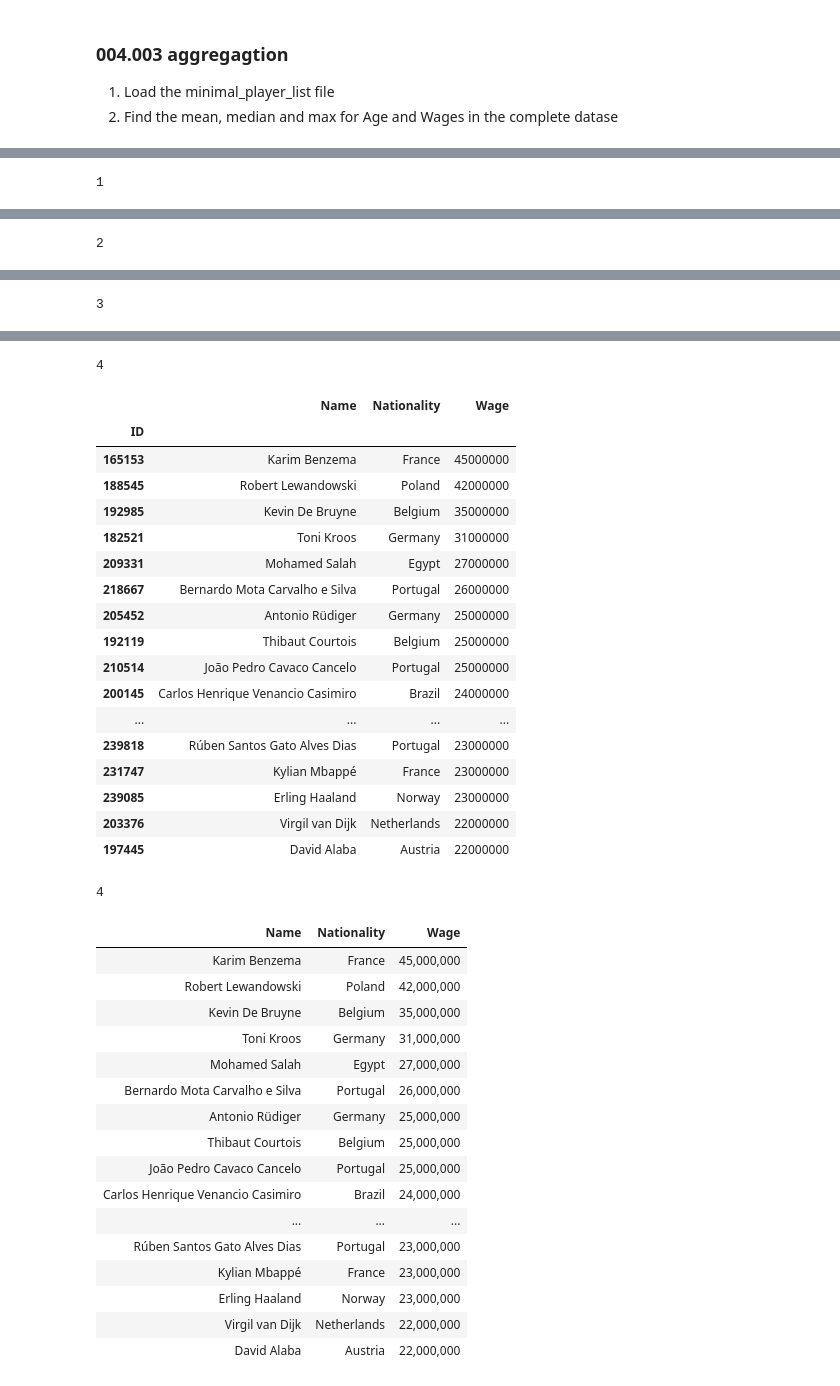
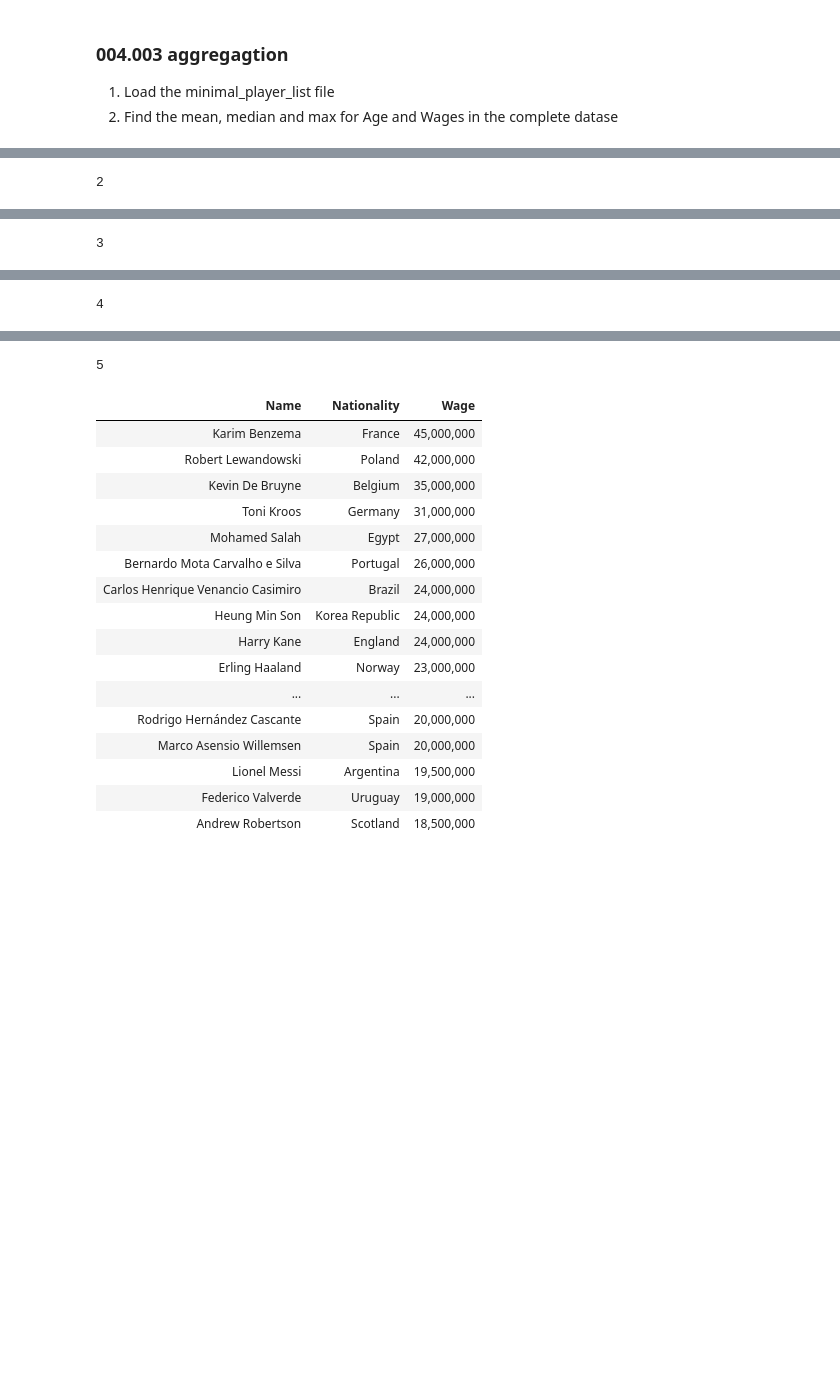
Before and after one commit to gotofritz/jupyter, a Jupyter notebook: katas/pandas_katas/004_pandas.ipynb, the cells around one changed output, grey strips where cells are left out. Cells and saved outputs as stored; diff of their text form; code cells hidden in the pictures; blank space fills up the shorter version.

```diff
--- a/katas/pandas_katas/004_pandas.ipynb
+++ b/katas/pandas_katas/004_pandas.ipynb
@@ -155,4 +183,23 @@ datafile = "minimal_player_list.csv"
 df = fresh_df(datafile, id="ID", sep=",")
 group_by_field = "Nationality"
 # solution
+
+1
+agg = df.groupby(group_by_field)["Wage"].agg("max").reset_index()
+agg.head()
+
+2
+agg = df.merge(agg, on=[group_by_field, "Wage"])
+agg.head()
+
+3
+minimal = agg[["Name", group_by_field, "Wage"]]
+minimal.head()
+
+4
+minimal = minimal.sort_values(by="Wage", ascending=False)[0:20].copy()
+minimal
+
+5
+minimal.style.format('{:,.0f}', subset=["Wage"]).hide(axis="index")
 # %% [output]
@@ -166 +213 @@ group_by_field = "Nationality"
-1
+2
@@ -173 +220 @@ group_by_field = "Nationality"
-2
+3
@@ -180,2 +227,2 @@ group_by_field = "Nationality"
-3
+4
 |  | Name | Nationality | Wage |
@@ -188,40 +245,21 @@ group_by_field = "Nationality"
-4
+5
-|  | Name | Nationality | Wage |
-| ID |  |  |  |
-| 165153 | Karim Benzema | France | 45000000 |
-| 188545 | Robert Lewandowski | Poland | 42000000 |
-| 192985 | Kevin De Bruyne | Belgium | 35000000 |
-| 182521 | Toni Kroos | Germany | 31000000 |
-| 209331 | Mohamed Salah | Egypt | 27000000 |
-| 218667 | Bernardo Mota Carvalho e Silva | Portugal | 26000000 |
-| 205452 | Antonio Rüdiger | Germany | 25000000 |
-| 192119 | Thibaut Courtois | Belgium | 25000000 |
-| 210514 | João Pedro Cavaco Cancelo | Portugal | 25000000 |
-| 200145 | Carlos Henrique Venancio Casimiro | Brazil | 24000000 |
-| ... | ... | ... | ... |
-| 239818 | Rúben Santos Gato Alves Dias | Portugal | 23000000 |
-| 231747 | Kylian Mbappé | France | 23000000 |
-| 239085 | Erling Haaland | Norway | 23000000 |
-| 203376 | Virgil van Dijk | Netherlands | 22000000 |
-| 197445 | David Alaba | Austria | 22000000 |
+| Name | Nationality | Wage |
+| Karim Benzema | France | 45,000,000 |
+| Robert Lewandowski | Poland | 42,000,000 |
+| Kevin De Bruyne | Belgium | 35,000,000 |
+| Toni Kroos | Germany | 31,000,000 |
+| Mohamed Salah | Egypt | 27,000,000 |
+| Bernardo Mota Carvalho e Silva | Portugal | 26,000,000 |
+| Carlos Henrique Venancio Casimiro | Brazil | 24,000,000 |
+| Heung Min Son | Korea Republic | 24,000,000 |
+| Harry Kane | England | 24,000,000 |
+| Erling Haaland | Norway | 23,000,000 |
+| ... | ... | ... |
+| Rodrigo Hernández Cascante | Spain | 20,000,000 |
+| Marco Asensio Willemsen | Spain | 20,000,000 |
+| Lionel Messi | Argentina | 19,500,000 |
+| Federico Valverde | Uruguay | 19,000,000 |
+| Andrew Robertson | Scotland | 18,500,000 |
-4
-| Name | Nationality | Wage |
-| Karim Benzema | France | 45,000,000 |
-| Robert Lewandowski | Poland | 42,000,000 |
-| Kevin De Bruyne | Belgium | 35,000,000 |
-| Toni Kroos | Germany | 31,000,000 |
-| Mohamed Salah | Egypt | 27,000,000 |
-| Bernardo Mota Carvalho e Silva | Portugal | 26,000,000 |
-| Antonio Rüdiger | Germany | 25,000,000 |
-| Thibaut Courtois | Belgium | 25,000,000 |
-| João Pedro Cavaco Cancelo | Portugal | 25,000,000 |
-| Carlos Henrique Venancio Casimiro | Brazil | 24,000,000 |
-| ... | ... | ... |
-| Rúben Santos Gato Alves Dias | Portugal | 23,000,000 |
-| Kylian Mbappé | France | 23,000,000 |
-| Erling Haaland | Norway | 23,000,000 |
-| Virgil van Dijk | Netherlands | 22,000,000 |
-| David Alaba | Austria | 22,000,000 |
 # %% [markdown]
 ### 004.006 Using Grouping
 
```
Also changed, not shown: parts of 9 cells of this notebook, 1 other file.
